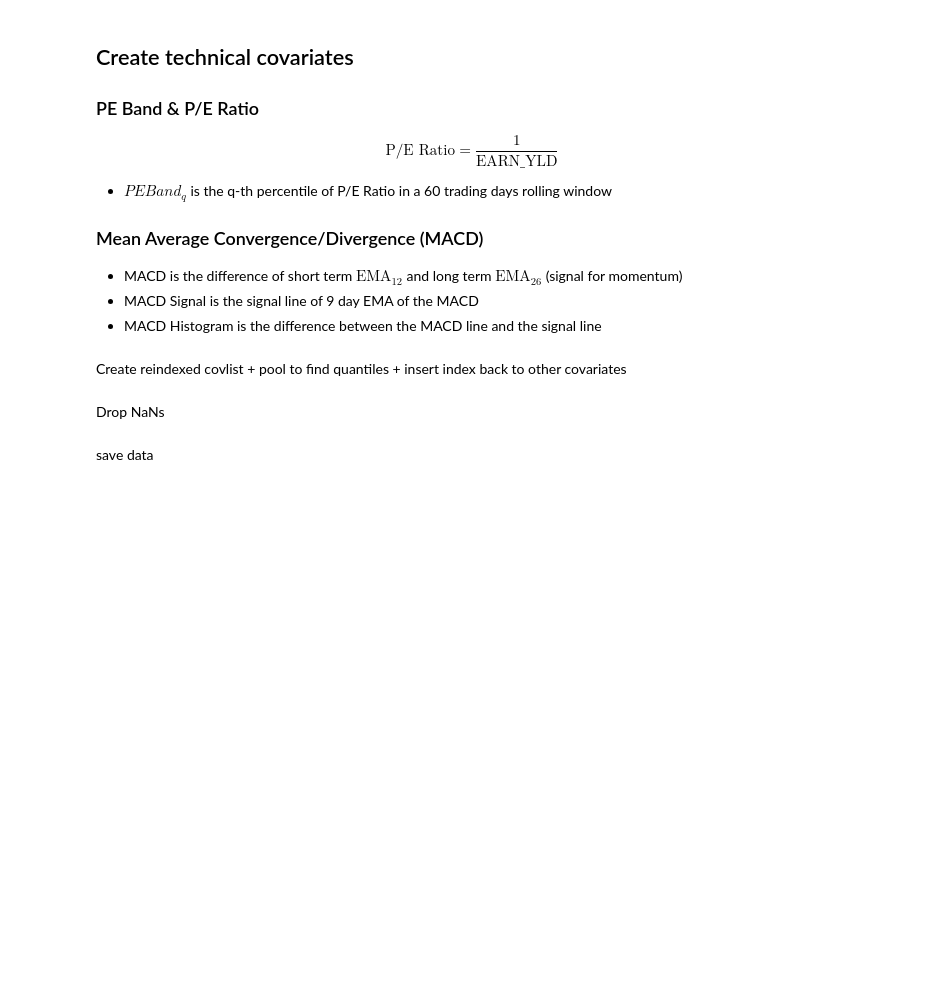
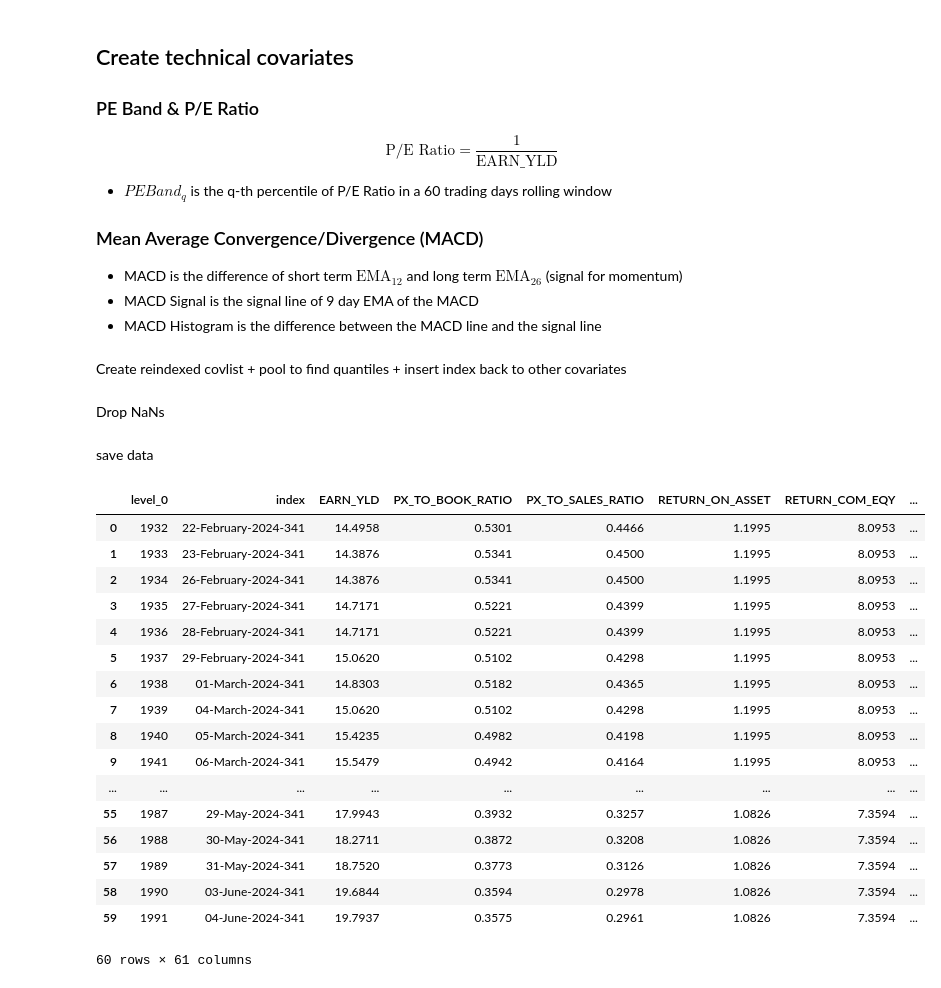
Before and after one commit to osamkabinladna/tradingstrats, a Jupyter notebook: random_forest/clean_rf_valid.ipynb, the cells around one changed output. Cells and saved outputs as stored; diff of their text form; code cells hidden in the pictures; blank space fills up the shorter version.

Commit message:
train_save is cleaned up

```diff
--- a/random_forest/clean_rf_valid.ipynb
+++ b/random_forest/clean_rf_valid.ipynb
@@ -110,7 +111,7 @@ for i in range(len(covlist)):
 # %%
 def unique_index(df, suffix):
     df_copy = df.copy()
-    new_index = [f"{date.strftime('%Y-%m-%d')}-{suffix}" for date in df.index]
+    new_index = [f"{date.strftime('%d-%B-%Y')}-{suffix}" for date in df.index]
     df_copy.index = new_index
     return df_copy
 # %% [markdown]
@@ -125,14 +126,14 @@ pooled_df = pd.DataFrame()
 for i, df in enumerate(covlist_reindex):
     pooled_df = pd.concat([pooled_df, df['DELTA_20_CHANGE']])
 
-pooled_df['DELTA_20_QUINTILES'] = pd.qcut(pooled_df[0], q=5, labels=range(1, 6))
+pooled_df['DELTA_20_QUINTILES'] = pd.qcut(pooled_df[0], q=10, labels=range(1, 11))
 
 for i, df in enumerate(covlist_reindex):
     df['DELTA_20_QUINTILES'] = pooled_df.loc[df.index, 'DELTA_20_QUINTILES']
     covlist_reindex[i] = df
 # %%
 for cov in covlist_reindex:
-    cov['TOP_5'] = cov['DELTA_20_QUINTILES'].apply(lambda x: 1 if x == 5 else 0)
+    cov['TOP_5'] = cov['DELTA_20_QUINTILES'].apply(lambda x: 1 if x in [8, 9, 10] else 0)
 # %% [markdown]
 Drop NaNs
 # %%
@@ -142,13 +143,13 @@ for i in range(len(covlist_reindex)):
 # %% [markdown]
 save data
 # %%
-def rolling_window_save(covlist_reindex, train_window=252, test_window=40, valid=False):
+def rolling_window_save(covlist_reindex, train_window=252, test_window=60, valid=False):
     tdf = []
     vdf = []
 
     for cov in covlist_reindex:
         # Remove specific columns and reset the index but keep the original one
-        cov = cov.drop(['DELTA_20_CHANGE'], axis=1) if valid else cov.drop(['DELTA_20_CHANGE', 'PCT_CHANGE_20'], axis=1)
+        # cov = cov.drop(['DELTA_20_CHANGE'], axis=1) if valid else cov.drop(['DELTA_20_CHANGE', 'PCT_CHANGE_20'], axis=1)
 
         # Iterate over the DataFrame with a rolling window approach
         for start in range(0, len(cov) - train_window - test_window + 1, test_window):
@@ -164,7 +165,29 @@ def rolling_window_save(covlist_reindex, train_window=252, test_window=40, valid
     return tdf, vdf
 
 # Example usage
-tdf, vdf = rolling_window_save(covlist_reindex, 252, 40, valid=True)
+tdf, vdf = rolling_window_save(covlist_reindex, 252, 60)
+# %%
+tdf.append(vdf[-1])
+vdf.pop()
+# %% [output]
+|  | level_0 | index | EARN_YLD | PX_TO_BOOK_RATIO | PX_TO_SALES_RATIO | RETURN_ON_ASSET | RETURN_COM_EQY | ... |
+| 0 | 1932 | 22-February-2024-341 | 14.4958 | 0.5301 | 0.4466 | 1.1995 | 8.0953 | ... |
+| 1 | 1933 | 23-February-2024-341 | 14.3876 | 0.5341 | 0.4500 | 1.1995 | 8.0953 | ... |
+| 2 | 1934 | 26-February-2024-341 | 14.3876 | 0.5341 | 0.4500 | 1.1995 | 8.0953 | ... |
+| 3 | 1935 | 27-February-2024-341 | 14.7171 | 0.5221 | 0.4399 | 1.1995 | 8.0953 | ... |
+| 4 | 1936 | 28-February-2024-341 | 14.7171 | 0.5221 | 0.4399 | 1.1995 | 8.0953 | ... |
+| 5 | 1937 | 29-February-2024-341 | 15.0620 | 0.5102 | 0.4298 | 1.1995 | 8.0953 | ... |
+| 6 | 1938 | 01-March-2024-341 | 14.8303 | 0.5182 | 0.4365 | 1.1995 | 8.0953 | ... |
+| 7 | 1939 | 04-March-2024-341 | 15.0620 | 0.5102 | 0.4298 | 1.1995 | 8.0953 | ... |
+| 8 | 1940 | 05-March-2024-341 | 15.4235 | 0.4982 | 0.4198 | 1.1995 | 8.0953 | ... |
+| 9 | 1941 | 06-March-2024-341 | 15.5479 | 0.4942 | 0.4164 | 1.1995 | 8.0953 | ... |
+| ... | ... | ... | ... | ... | ... | ... | ... | ... |
+| 55 | 1987 | 29-May-2024-341 | 17.9943 | 0.3932 | 0.3257 | 1.0826 | 7.3594 | ... |
+| 56 | 1988 | 30-May-2024-341 | 18.2711 | 0.3872 | 0.3208 | 1.0826 | 7.3594 | ... |
+| 57 | 1989 | 31-May-2024-341 | 18.7520 | 0.3773 | 0.3126 | 1.0826 | 7.3594 | ... |
+| 58 | 1990 | 03-June-2024-341 | 19.6844 | 0.3594 | 0.2978 | 1.0826 | 7.3594 | ... |
+| 59 | 1991 | 04-June-2024-341 | 19.7937 | 0.3575 | 0.2961 | 1.0826 | 7.3594 | ... |
+60 rows × 61 columns
 # %%
 for v in vdf:
     v.index = v['index']
```
Also changed, not shown: parts of 9 cells of this notebook, 4 other files.
